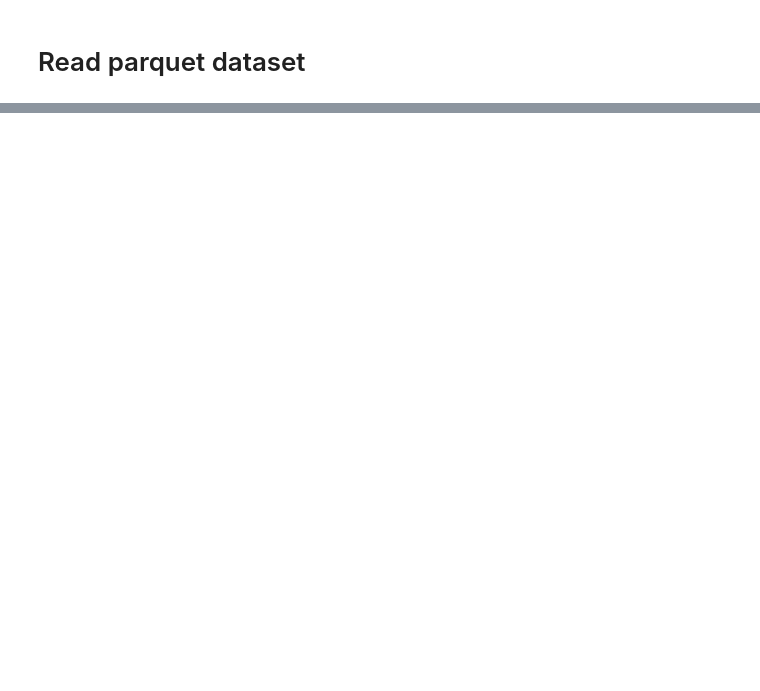
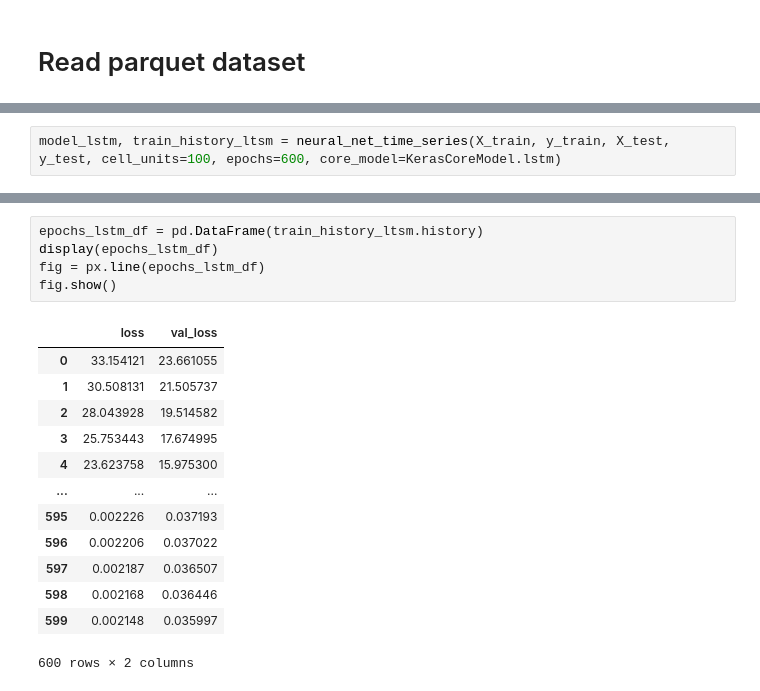
Before and after one commit to abiasiol/HouseholdConsumption, a Jupyter notebook: time_series_rnn.ipynb, the cells around one changed output, grey strips where cells are left out. Saved outputs shown, nothing was run; the diff lists cells and outputs as text; blank space fills up the shorter version.

```diff
--- a/time_series_prophet.ipynb
+++ b/time_series_rnn.ipynb
@@ -35,0 +165,2 @@ m.fit(peyton)
+# %%
+model_lstm, train_history_ltsm = neural_net_time_series(X_train, y_train, X_test, y_test, cell_units=100, epochs=600, core_model=KerasCoreModel.lstm)
@@ -35,0 +181,19 @@ m.fit(peyton)
+# %%
+epochs_lstm_df = pd.DataFrame(train_history_ltsm.history)
+display(epochs_lstm_df)
+fig = px.line(epochs_lstm_df)
+fig.show()
+# %% [output]
+|  | loss | val_loss |
+| 0 | 33.154121 | 23.661055 |
+| 1 | 30.508131 | 21.505737 |
+| 2 | 28.043928 | 19.514582 |
+| 3 | 25.753443 | 17.674995 |
+| 4 | 23.623758 | 15.975300 |
+| ... | ... | ... |
+| 595 | 0.002226 | 0.037193 |
+| 596 | 0.002206 | 0.037022 |
+| 597 | 0.002187 | 0.036507 |
+| 598 | 0.002168 | 0.036446 |
+| 599 | 0.002148 | 0.035997 |
+600 rows × 2 columns
```
Also changed, not shown: parts of 22 cells of this notebook, 1 other file.
